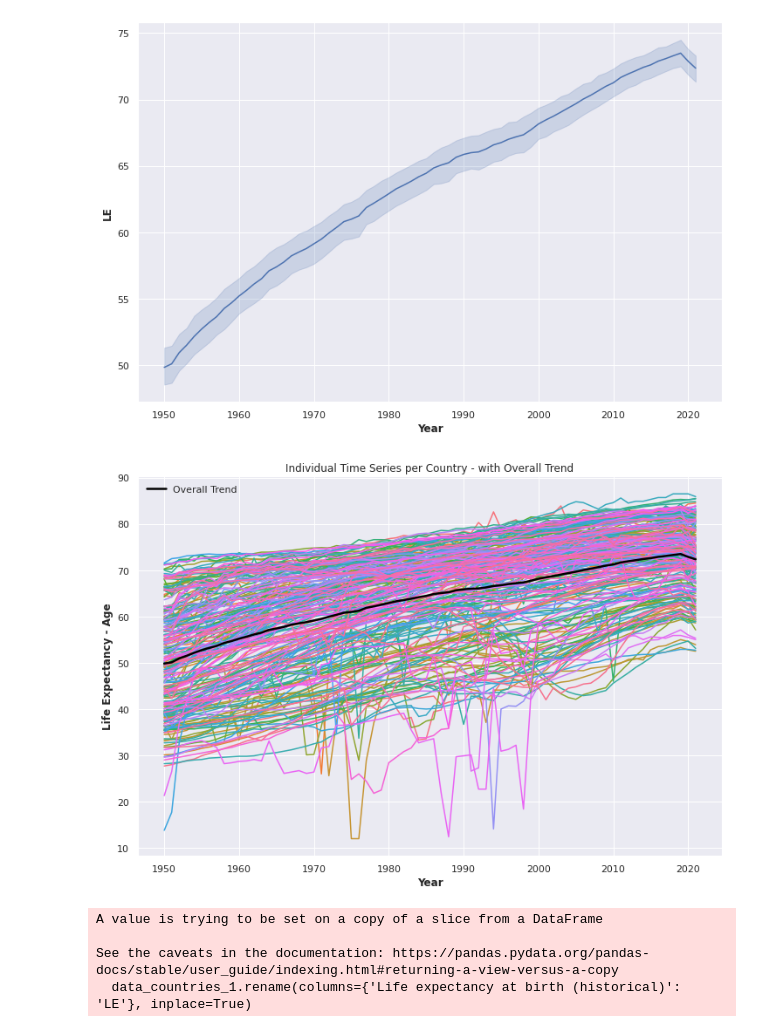
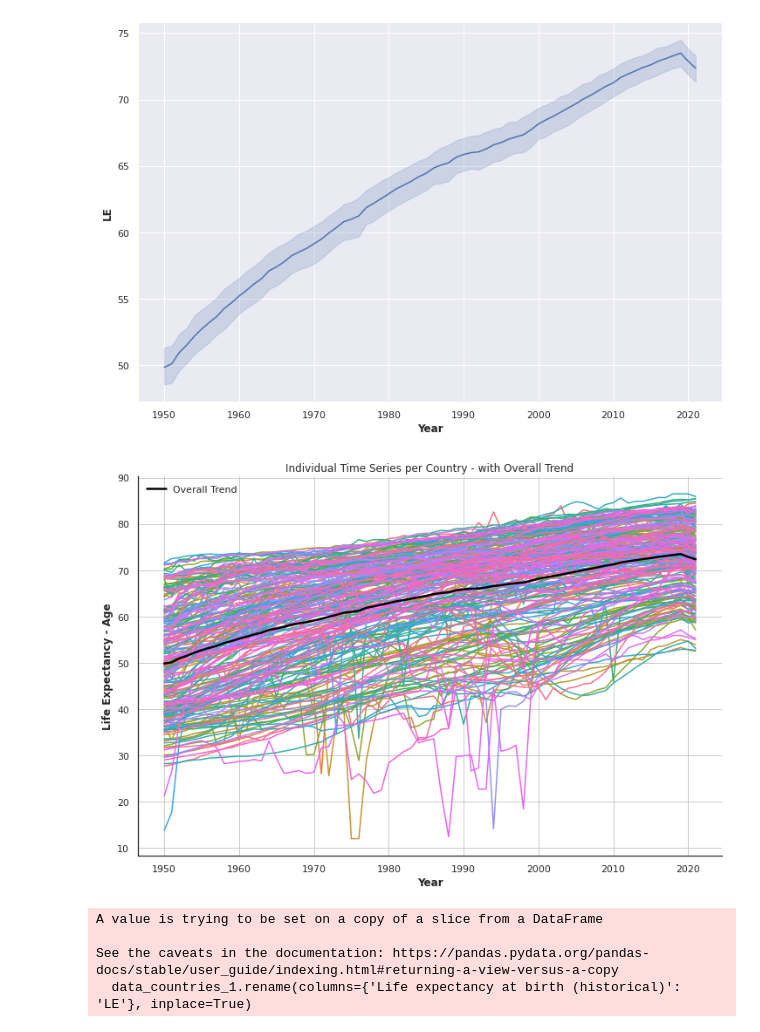
Before and after one commit to livtol99/Data-Science-Liv, a Jupyter notebook: Code/clustering_data.ipynb, the cells around one changed output. Cells and saved outputs as stored; diff of their text form; code cells hidden in the pictures.

Commit message:
final sMAPES and visualisations

```diff
--- a/Code/clustering_data.ipynb
+++ b/Code/clustering_data.ipynb
@@ -123,27 +123,31 @@ sns.lineplot(x=data_countries['Year'], y=data_countries['LE'])
 <AxesSubplot:xlabel='Year', ylabel='LE'>
 [figure]
 # %%
-# Set the figure size
-sns.set(rc={'figure.figsize':(12,8)})
+# Set the figure size and background color
+sns.set(rc={'figure.figsize': (12, 8)})
+sns.set_style("white")  # Set the style to white
 
 # Plotting individual time series per country with overlapping lines and no legend
 sns.lineplot(x='Year', y='LE', hue='Country', data=data_countries, legend=False)
 
 # Calculate the overall trend (e.g., average)
 overall_trend = data_countries.groupby('Year')['LE'].mean()
 
 # Plot the overall trend line
 plt.plot(overall_trend.index, overall_trend, color='black', linestyle='-', lw=2.5, label='Overall Trend')
 
 # Customize the plot
 plt.xlabel('Year')
 plt.ylabel('Life Expectancy - Age')
 plt.title('Individual Time Series per Country - with Overall Trend')
 plt.grid(True)
 plt.legend()
+
+# Remove the box around the plot
+sns.despine()
 plt.show()
 # %% [output]
-[figure, old version]
+[figure, new version]
 # %%
 #Data processing
 data = pd.read_csv('/work/Data-Science-Liv/Data/life_expectancy.csv')
```
Also changed, not shown: 1 other file.
